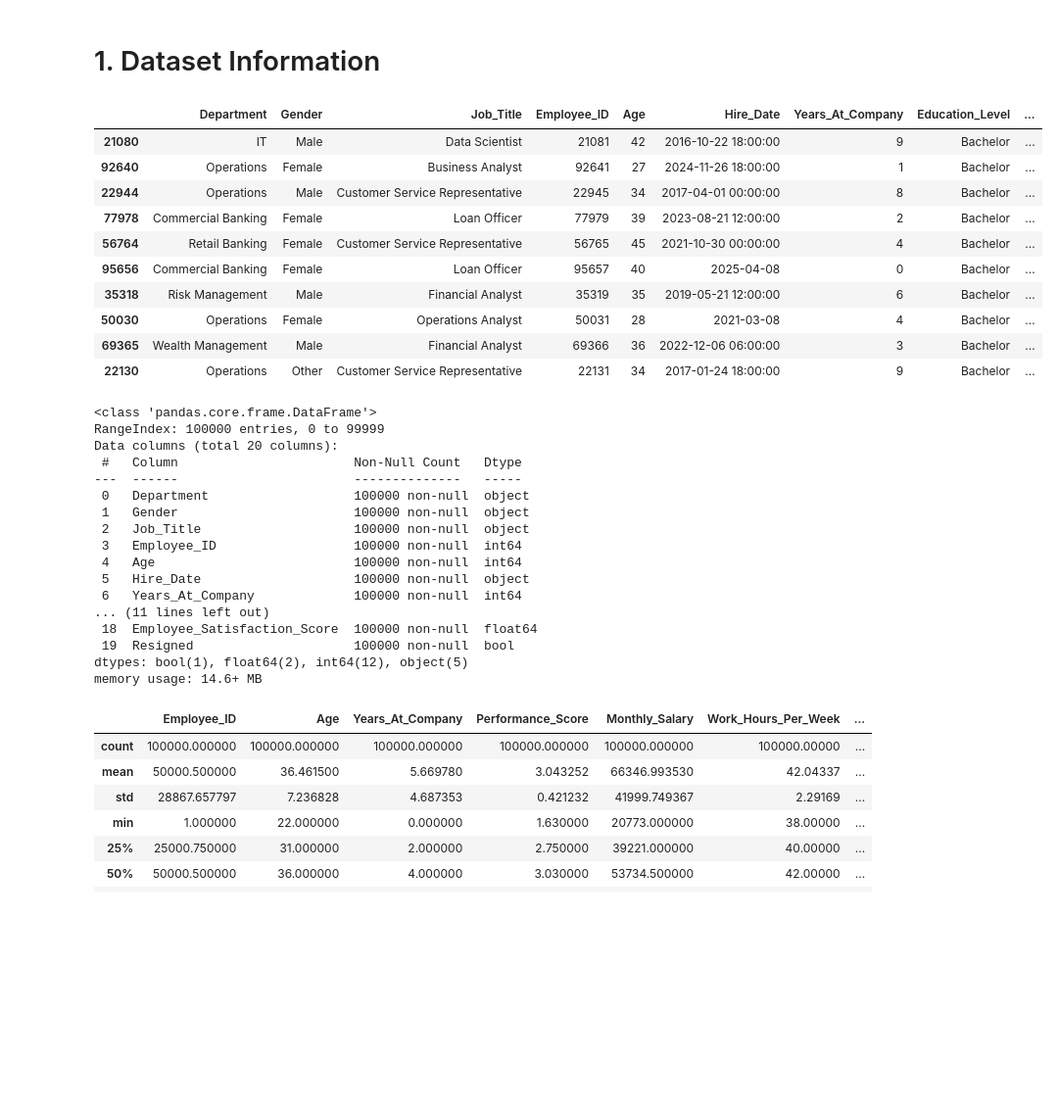
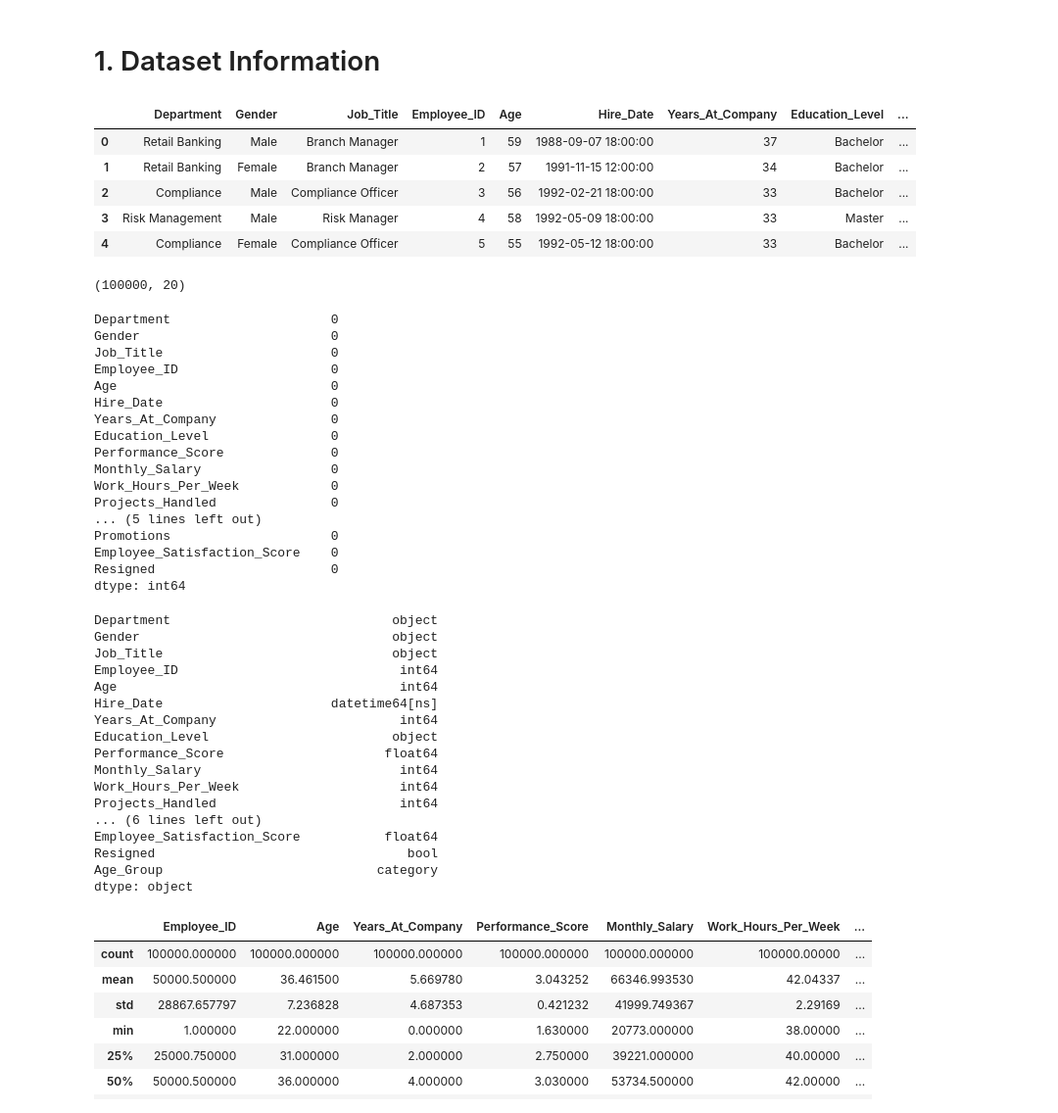
Before and after one commit to hvillapando/AgapAI, a Jupyter notebook: Code/eda.ipynb, the cells around one changed output. Shown at 98% size. Cells and saved outputs as stored; diff of their text form; code cells hidden in the pictures; blank space fills up the shorter version.

```diff
--- a/Code/eda.ipynb
+++ b/Code/eda.ipynb
@@ -26,16 +25,11 @@ else:
 # %% [markdown]
 # 1. Dataset Information
 # %%
-employee_df.sample(10)
+employee_df.head(5)
 # %% [output]
 |  | Department | Gender | Job_Title | Employee_ID | Age | Hire_Date | Years_At_Company | Education_Level | ... |
-| 21080 | IT | Male | Data Scientist | 21081 | 42 | 2016-10-22 18:00:00 | 9 | Bachelor | ... |
-| 92640 | Operations | Female | Business Analyst | 92641 | 27 | 2024-11-26 18:00:00 | 1 | Bachelor | ... |
-| 22944 | Operations | Male | Customer Service Representative | 22945 | 34 | 2017-04-01 00:00:00 | 8 | Bachelor | ... |
-| 77978 | Commercial Banking | Female | Loan Officer | 77979 | 39 | 2023-08-21 12:00:00 | 2 | Bachelor | ... |
-| 56764 | Retail Banking | Female | Customer Service Representative | 56765 | 45 | 2021-10-30 00:00:00 | 4 | Bachelor | ... |
-| 95656 | Commercial Banking | Female | Loan Officer | 95657 | 40 | 2025-04-08 | 0 | Bachelor | ... |
-| 35318 | Risk Management | Male | Financial Analyst | 35319 | 35 | 2019-05-21 12:00:00 | 6 | Bachelor | ... |
-| 50030 | Operations | Female | Operations Analyst | 50031 | 28 | 2021-03-08 | 4 | Bachelor | ... |
-| 69365 | Wealth Management | Male | Financial Analyst | 69366 | 36 | 2022-12-06 06:00:00 | 3 | Bachelor | ... |
-| 22130 | Operations | Other | Customer Service Representative | 22131 | 34 | 2017-01-24 18:00:00 | 9 | Bachelor | ... |
+| 0 | Retail Banking | Male | Branch Manager | 1 | 59 | 1988-09-07 18:00:00 | 37 | Bachelor | ... |
+| 1 | Retail Banking | Female | Branch Manager | 2 | 57 | 1991-11-15 12:00:00 | 34 | Bachelor | ... |
+| 2 | Compliance | Male | Compliance Officer | 3 | 56 | 1992-02-21 18:00:00 | 33 | Bachelor | ... |
+| 3 | Risk Management | Male | Risk Manager | 4 | 58 | 1992-05-09 18:00:00 | 33 | Master | ... |
+| 4 | Compliance | Female | Compliance Officer | 5 | 55 | 1992-05-12 18:00:00 | 33 | Bachelor | ... |
@@ -42,23 +40,47 @@ employee_df.sample(10)
+# %%
+employee_df.shape
+# %% [output]
+(100000, 20)
+# %%
+employee_df.isna().sum()
+# %% [output]
+Department                     0
+Gender                         0
+Job_Title                      0
+Employee_ID                    0
+Age                            0
+Hire_Date                      0
+Years_At_Company               0
+Education_Level                0
+Performance_Score              0
+Monthly_Salary                 0
+Work_Hours_Per_Week            0
+Projects_Handled               0
+... (5 lines left out)
+Promotions                     0
+Employee_Satisfaction_Score    0
+Resigned                       0
+dtype: int64
 # %%
-employee_df.info()
+employee_df.dtypes
 # %% [output]
-<class 'pandas.core.frame.DataFrame'>
-RangeIndex: 100000 entries, 0 to 99999
-Data columns (total 20 columns):
- #   Column                       Non-Null Count   Dtype
----  ------                       --------------   -----
- 0   Department                   100000 non-null  object
- 1   Gender                       100000 non-null  object
- 2   Job_Title                    100000 non-null  object
- 3   Employee_ID                  100000 non-null  int64
- 4   Age                          100000 non-null  int64
- 5   Hire_Date                    100000 non-null  object
- 6   Years_At_Company             100000 non-null  int64
-... (11 lines left out)
- 18  Employee_Satisfaction_Score  100000 non-null  float64
- 19  Resigned                     100000 non-null  bool
-dtypes: bool(1), float64(2), int64(12), object(5)
-memory usage: 14.6+ MB
+Department                             object
+Gender                                 object
+Job_Title                              object
+Employee_ID                             int64
+Age                                     int64
+Hire_Date                      datetime64[ns]
+Years_At_Company                        int64
+Education_Level                        object
+Performance_Score                     float64
+Monthly_Salary                          int64
+Work_Hours_Per_Week                     int64
+Projects_Handled                        int64
+... (6 lines left out)
+Employee_Satisfaction_Score           float64
+Resigned                                 bool
+Age_Group                            category
+dtype: object
 # %%
 employee_df.describe()
 # %% [output]
```
Also changed, not shown: parts of 7 cells of this notebook.
